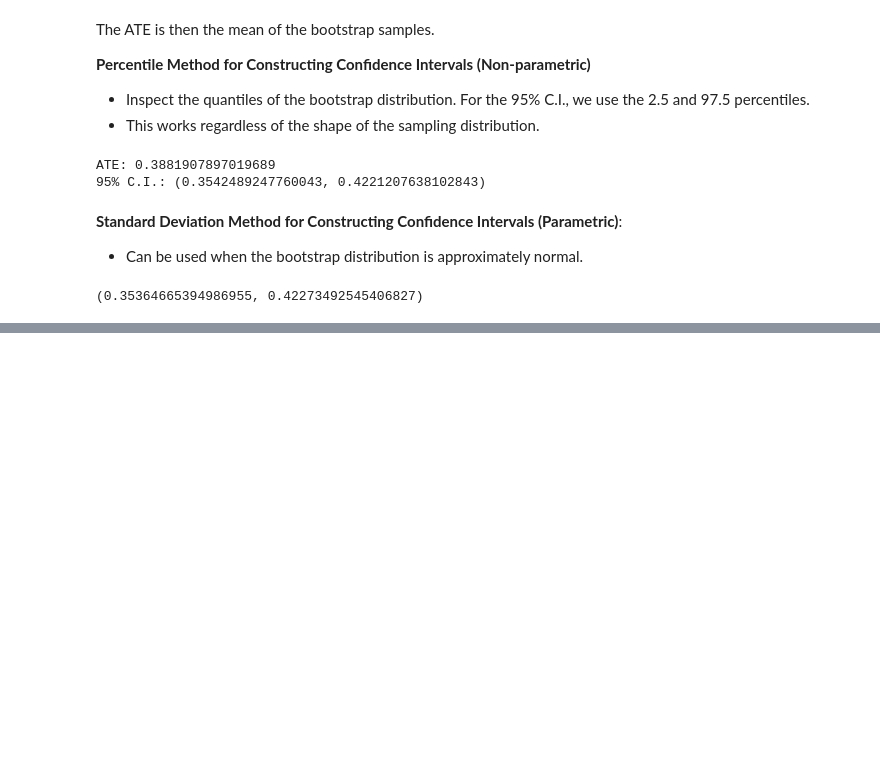
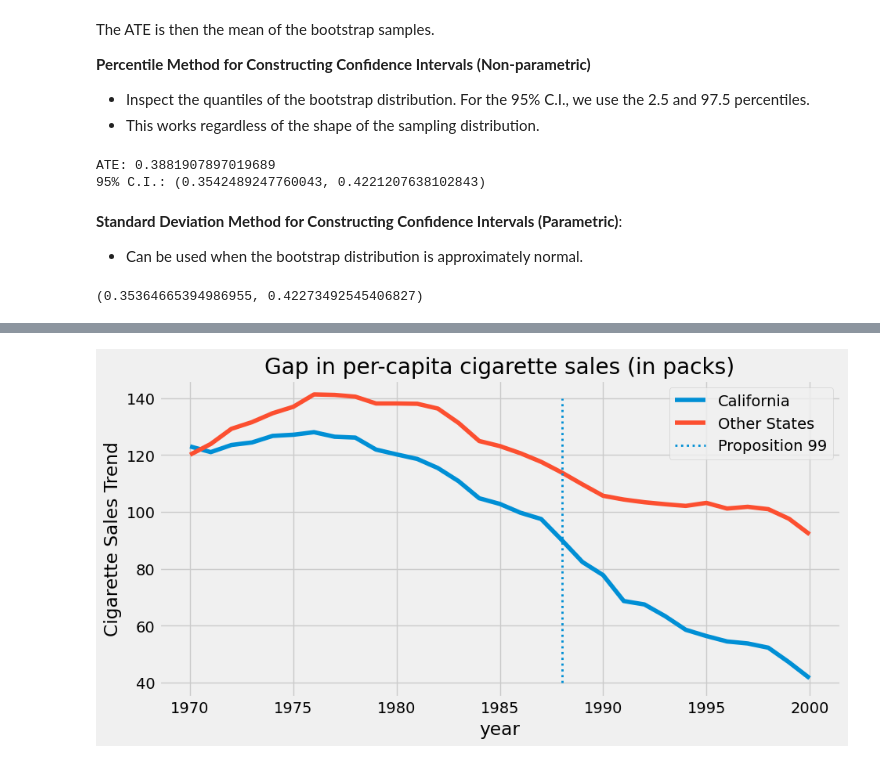
Before and after one commit to orionstar1987/python-causality-handbook, a Jupyter notebook: causal-inference-for-the-brave-and-true/00.Useful-Scripts.ipynb, the cells around one changed output, grey strips where cells are left out. Cells and saved outputs as stored; diff of their text form; code cells hidden in the pictures; blank space fills up the shorter version.

```diff
--- a/causal-inference-for-the-brave-and-true/00.Useful-Scripts.ipynb
+++ b/causal-inference-for-the-brave-and-true/00.Useful-Scripts.ipynb
@@ -289,0 +298,5 @@ st.t.interval(alpha = 0.95, df = len(ates)-1, loc = np.mean(ates), scale = np.st
+# %%
+cigar = (pd.read_csv("data/smoking.csv")
+         .drop(columns=["lnincome","beer", "age15to24"]))
+
+cigar.head()
@@ -289,0 +444,18 @@ st.t.interval(alpha = 0.95, df = len(ates)-1, loc = np.mean(ates), scale = np.st
+# %%
+ax = plt.subplot(1, 1, 1)
+
+(cigar
+ .assign(california = np.where(cigar["california"], "California", "Other States"))
+ .groupby(["year", "california"])
+ ["cigsale"]
+ .mean()
+ .reset_index()
+ .pivot("year", "california", "cigsale")
+ .plot(ax=ax, figsize=(10,5)))
+
+plt.vlines(x=1988, ymin=40, ymax=140, linestyle=":", lw=2, label="Proposition 99")
+plt.ylabel("Cigarette Sales Trend")
+plt.title("Gap in per-capita cigarette sales (in packs)")
+plt.legend();
+# %% [output]
+[figure, added]
```
Also changed, not shown: parts of 14 cells of this notebook, 2 other files.
